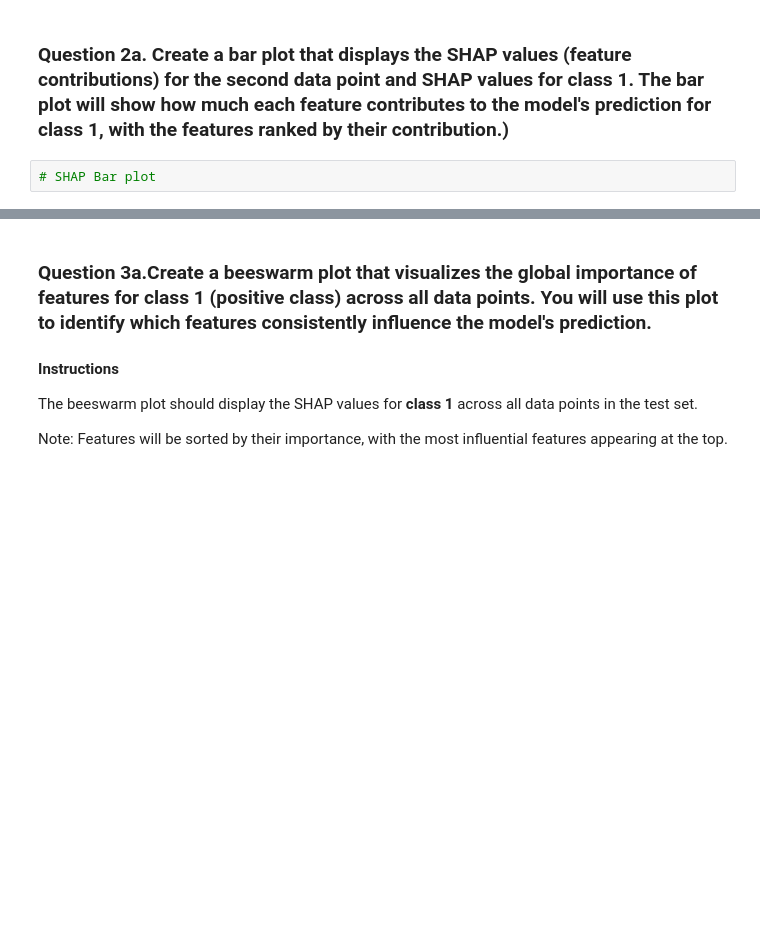
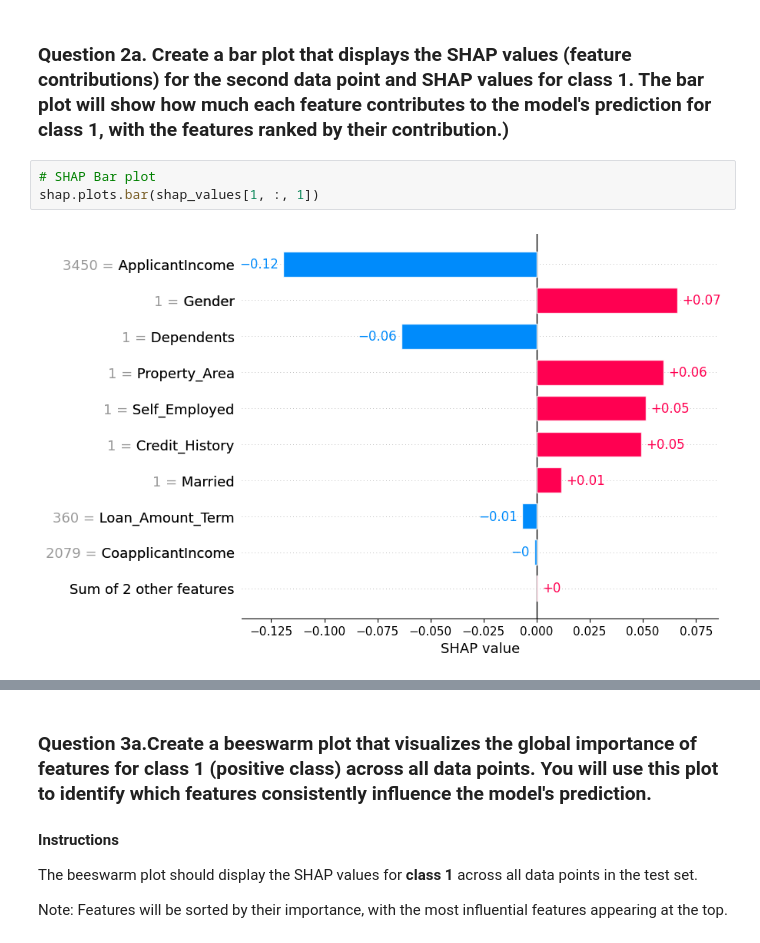
Before and after one commit to Mosizamani/Mosizamani-aai-531-ethics-lab5, a Jupyter notebook: assignment_5.1_notebook.ipynb, the cells around one changed output, grey strips where cells are left out. Saved outputs shown, nothing was run; the diff lists cells and outputs as text; blank space fills up the shorter version.

```diff
--- a/assignment_5.1_notebook.ipynb
+++ b/assignment_5.1_notebook.ipynb
@@ -219,5 +234,8 @@ shap.initjs()
 ### **Question 2a. Create a bar plot that displays the SHAP values (feature contributions) for the second data point and SHAP values for class 1. The bar plot will show how much each feature contributes to the model's prediction for class 1, with the features ranked by their contribution.)**
 # %%
 # SHAP Bar plot
+shap.plots.bar(shap_values[1, :, 1])
+# %% [output]
+[figure, added]
 # %% [markdown]
 ### **Question 2b. Which feature had the greatest influence on the prediction for this data point? Were most features pushing the prediction toward or away from class 1? Are there any surprising variables that are influencing the prediction?**
```
Also changed, not shown: parts of 7 cells of this notebook, 3 other files.
